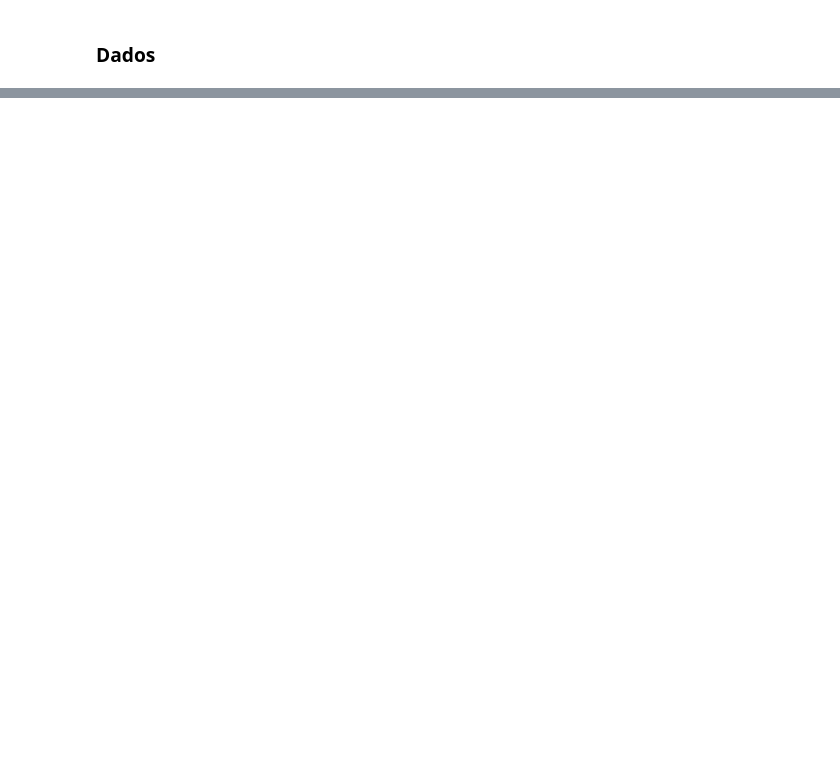
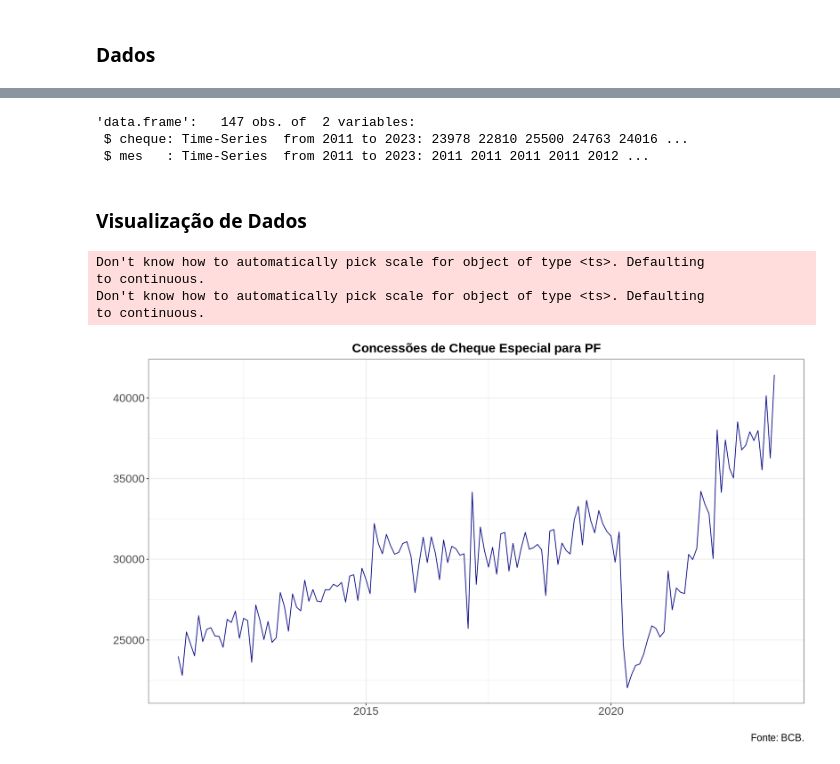
Before and after one commit to matheusrmorgado/econometria-aplicada, a Jupyter notebook: r-notebooks/aula-06.ipynb, the cells around one changed output, grey strips where cells are left out. Saved outputs shown, nothing was run; the diff lists cells and outputs as text; code cells hidden in the pictures; blank space fills up the shorter version.

```diff
--- a/r-notebooks/aula-06.ipynb
+++ b/r-notebooks/aula-06.ipynb
@@ -390,0 +38,9 @@ Faça um teste KPSS de raiz unitária para a série da **primeira diferença** d
+# %%
+# Obter a série de concessões de cheque especial para pessoas físicas
+sgs <- as.data.frame(get_series(20665, as = "ts" ))
+
+# Renomear a coluna x para cheque
+sgs <- rename(sgs, cheque = x)
+
+# Adicionar uma variável com o mês
+sgs$mes = time( sgs$cheque )
@@ -390,0 +58,29 @@ Faça um teste KPSS de raiz unitária para a série da **primeira diferença** d
+# %%
+str( sgs )
+# %% [output]
+'data.frame':   147 obs. of  2 variables:
+ $ cheque: Time-Series  from 2011 to 2023: 23978 22810 25500 24763 24016 ...
+ $ mes   : Time-Series  from 2011 to 2023: 2011 2011 2011 2011 2012 ...
+# %% [markdown]
+### **Visualização de Dados**
+# %%
+# Definir o tamanho da imagem de saída
+options(repr.plot.width = 14, repr.plot.height = 8)
+
+# Criar o objeto de plotagem usando ggplot
+ggplot(sgs, aes(x = mes, y = cheque)) +
+  geom_line(color = "navy") +
+  labs(x = "", y = "") +
+  ggtitle("Concessões de Cheque Especial para PF") +
+  theme_bw() +
+  theme(plot.title = element_text(size = 18, face = "bold", hjust = 0.5),
+        axis.text = element_text(size = 16),
+        axis.title = element_text(size = 18),
+        plot.caption = element_text(size = 14)) +
+  labs(caption = "Fonte: BCB.")
+# %% [output]
+Don't know how to automatically pick scale for object of type <ts>. Defaulting
+to continuous.
+Don't know how to automatically pick scale for object of type <ts>. Defaulting
+to continuous.
+[figure, added]
```
Also changed, not shown: parts of 101 cells of this notebook.
